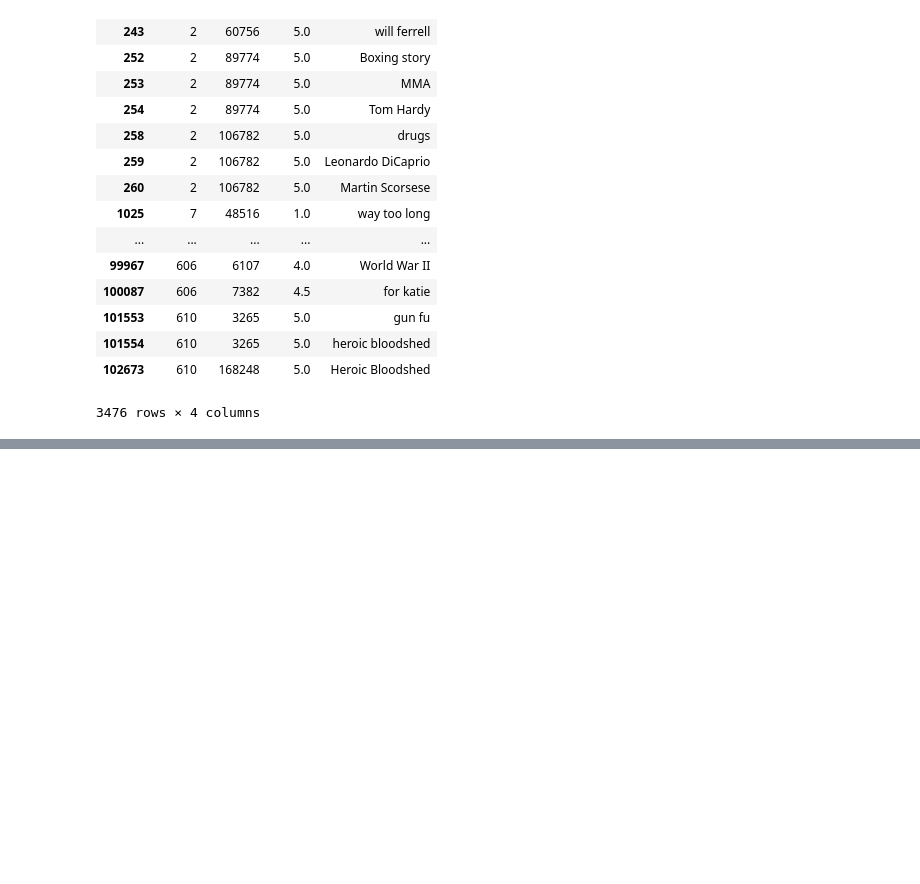
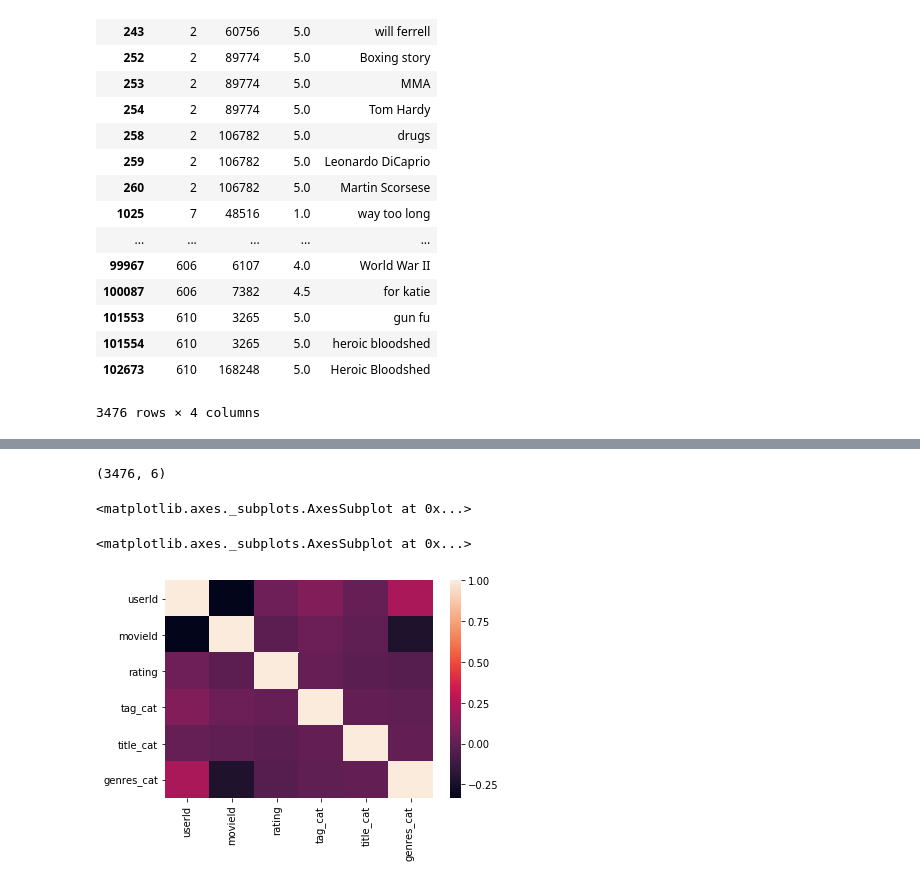
Before and after one commit to Pushkarfrns/HW-3_Weekend-movie-trip, a Jupyter notebook: notebooks/Weekend_movie_trip.ipynb, the cells around one changed output, grey strips where cells are left out. Cells and saved outputs as stored; diff of their text form; code cells hidden in the pictures; blank space fills up the shorter version.

```diff
--- a/notebooks/Weekend_movie_trip.ipynb
+++ b/notebooks/Weekend_movie_trip.ipynb
@@ -641,0 +752,2 @@ df_Merged_tags_ratings.dropna()
+# %%
+df_Merged_tags_ratings_new_withTitle= pd.merge(df_Merged_tags_ratings_new,df_movies, on=["movieId"], how ="outer")
@@ -641,0 +785,10 @@ df_Merged_tags_ratings.dropna()
+# %%
+df_Merged_tags_ratings_new_withTitle["title"] = df_Merged_tags_ratings_new_withTitle["title"].astype('category')
+df_Merged_tags_ratings_new_withTitle.dtypes
+df_Merged_tags_ratings_new_withTitle["title_cat"] = df_Merged_tags_ratings_new_withTitle["title"].cat.codes
+df_Merged_tags_ratings_new_withTitle.head()
+
+df_Merged_tags_ratings_new_withTitle["genres"] = df_Merged_tags_ratings_new_withTitle["genres"].astype('category')
+df_Merged_tags_ratings_new_withTitle.dtypes
+df_Merged_tags_ratings_new_withTitle["genres_cat"] = df_Merged_tags_ratings_new_withTitle["genres"].cat.codes
+df_Merged_tags_ratings_new_withTitle.head()
@@ -641,0 +806,2 @@ df_Merged_tags_ratings.dropna()
+# %%
+df_Merged_tags_ratings_new_withTitleFinal = df_Merged_tags_ratings_new_withTitle.filter(['userId','movieId','rating','tag_cat','title_cat','genres_cat'], axis=1)
@@ -641,0 +862,22 @@ df_Merged_tags_ratings.dropna()
+# %%
+df_Merged_tags_ratings_new_withTitleFinal.shape
+# %% [output]
+(3476, 6)
+# %%
+df_Merged_tags_ratings_new_withTitleFinal=df_Merged_tags_ratings_new_withTitleFinal.dropna()
+# %%
+import seaborn as sns
+
+Var_Corr = df_Merged_tags_ratings_new_withTitleFinal.corr()
+# plot the heatmap and annotation on it
+sns.heatmap(Var_Corr, xticklabels=Var_Corr.columns, yticklabels=Var_Corr.columns, annot=True)
+# %% [output]
+<matplotlib.axes._subplots.AxesSubplot at 0x...>
+# %%
+corr = df_Merged_tags_ratings_new_withTitleFinal.corr()
+sns.heatmap(corr,
+            xticklabels=corr.columns.values,
+            yticklabels=corr.columns.values)
+# %% [output]
+<matplotlib.axes._subplots.AxesSubplot at 0x...>
+[figure, added]
```
Also changed, not shown: parts of 31 cells of this notebook.
